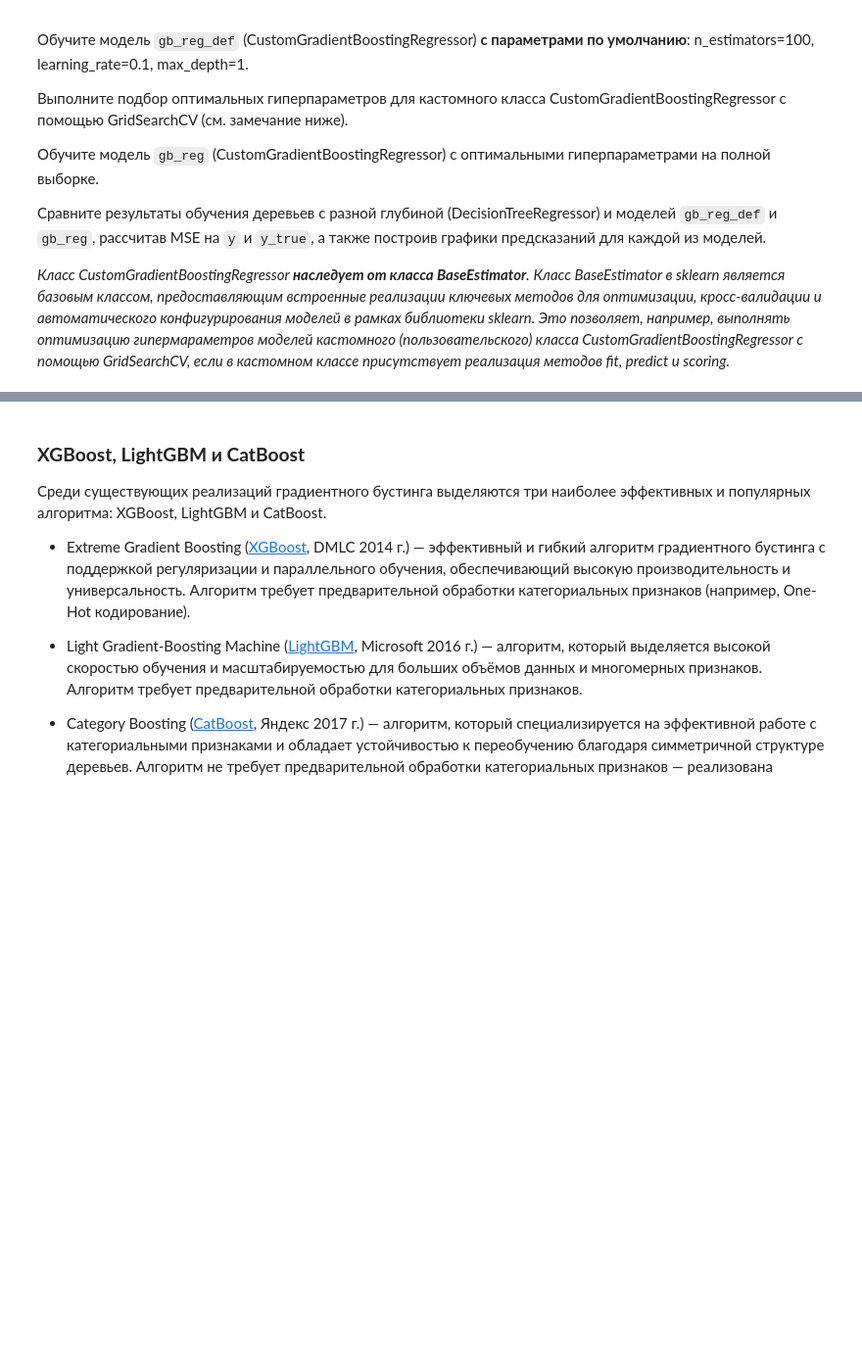
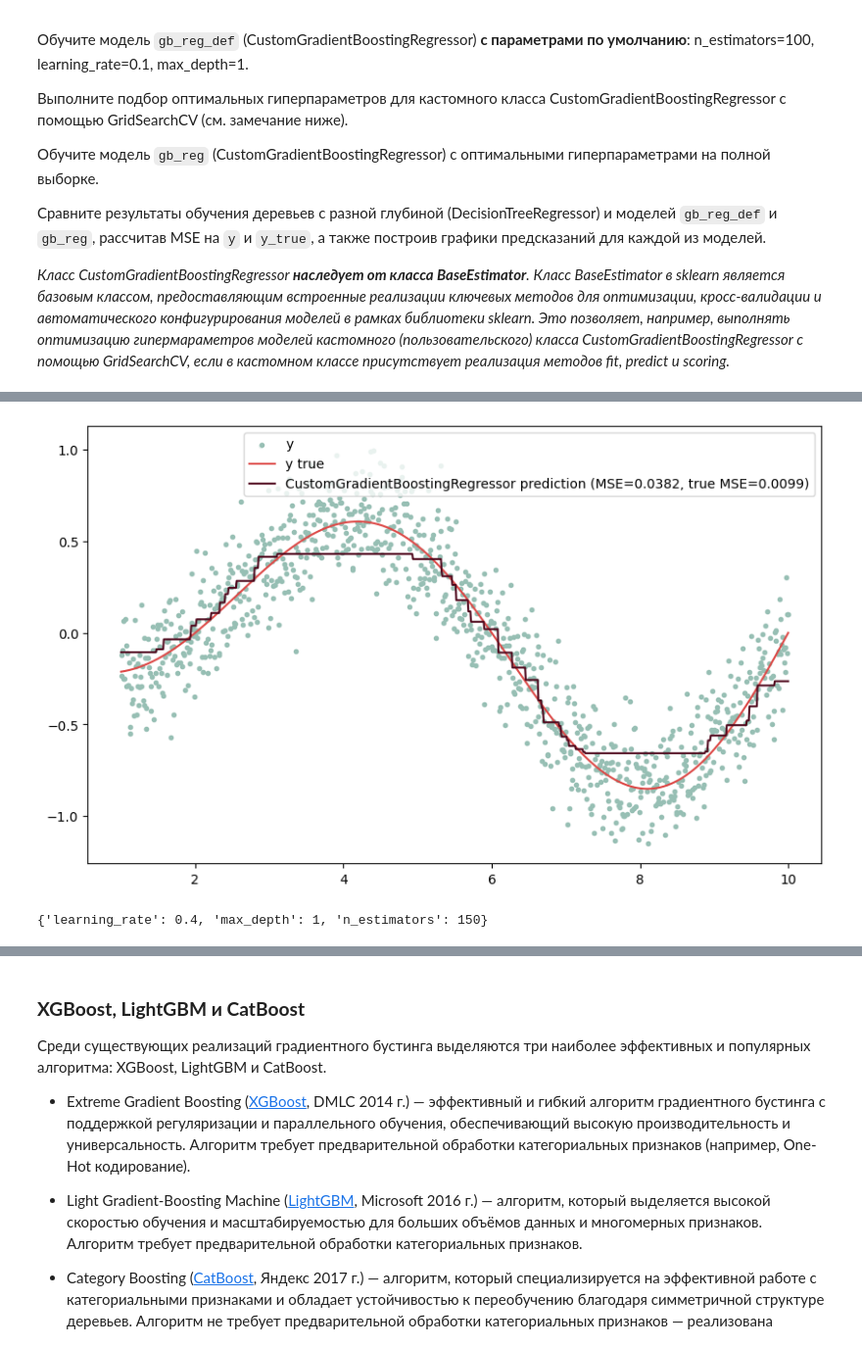
Before and after one commit to 2813/ODS-homework, a Jupyter notebook: 06_ODS_ML.ipynb, the cells around one changed output, grey strips where cells are left out. Shown at 98% size. Drawn from its saved outputs; the diff is of its cells as text; code cells hidden in the pictures; blank space fills up the shorter version.

```diff
--- a/06_ODS_ML.ipynb
+++ b/06_ODS_ML.ipynb
@@ -244,12 +291,12 @@ class CustomGradientBoostingRegressor(BaseEstimator):
         Возвращает:
             CustomGradientBoostingRegressor: Обученная модель градиентного бустинга.
         """
-        self.f0 = ...
+        self.f0 = np.mean(y)
         y_pred = np.full_like(y, self.f0)
         for _ in range(self.n_estimators):
-            residuals = ...
-            tree = DecisionTreeRegressor(...)
-            y_pred += ...
+            residuals = y - y_pred
+            tree = DecisionTreeRegressor(random_state=RANDOM_STATE, max_depth=self.max_depth).fit(X, residuals)
+            y_pred += tree.predict(X)*self.learning_rate
             self.models.append(tree)
         return self
 
@@ -265,7 +312,7 @@ class CustomGradientBoostingRegressor(BaseEstimator):
         """
         y_pred = np.full(X.shape[0], self.f0)
         for model in self.models:
-            y_pred += ...
+            y_pred += model.predict(X) * self.learning_rate
         return y_pred
 
     def score(self, X, y):
@@ -285,21 +332,23 @@ class CustomGradientBoostingRegressor(BaseEstimator):
 # Обучите модель gb_reg_def (CustomBoostRegressor c параметрами по умолчанию)
 # Не забудьте зафиксировать RANDOM_STATE
 
-gb_reg_def = ...
+gb_reg_def = CustomGradientBoostingRegressor(random_state=RANDOM_STATE).fit(X, y)
 # %%
 # Для модели gb_reg_def посчитайте MSE на y и y_true, постройте график предсказаний
 
-y_pred_gb_reg_def = ...
-mse_gb_reg_def = ...
-mse_true_gb_reg_def = ...
+y_pred_gb_reg_def = gb_reg_def.predict(X)
+mse_gb_reg_def = mean_squared_error(y, y_pred_gb_reg_def)
+mse_true_gb_reg_def = mean_squared_error(y_true, y_pred_gb_reg_def)
 
 plt.figure(figsize=(10,6))
 plt.scatter(X['x'], y, marker='.', c='#97BFB4', label='y')
 plt.plot(X['x'], y_true, c='#DD4A48', label='y true')
 plt.plot(X['x'], y_pred_gb_reg_def, c='#4F091D',
-         label=f'CustomGradientBoostingRegressor prediction (MSE={...:.4f}, true MSE={...:.4f})')
+         label=f'CustomGradientBoostingRegressor prediction (MSE={mse_gb_reg_def:.4f}, true MSE={mse_true_gb_reg_def:.4f})')
 plt.legend()
 plt.show()
+# %% [output]
+[figure, added]
 # %%
 # Подберите оптимальные гиперпараметры для кастомного класса CustomGradientBoostingRegressor с помощью GridSearchCV
 # Не забудьте зафиксировать RANDOM_STATE
@@ -315,7 +369,9 @@ cv_gb_reg = ...
 # %%
 # Выведите оптимальные гиперпараметры по результатам оптимизации
 
-...
+cv_gb_reg.best_params_
+# %% [output]
+{'learning_rate': 0.4, 'max_depth': 1, 'n_estimators': 150}
 # %%
 # Обучите модель gb_reg (CustomBoostRegressor) с оптимальными гиперпараметрами
 # Не забудьте зафиксировать RANDOM_STATE
```
Also changed, not shown: parts of 8 cells of this notebook.
